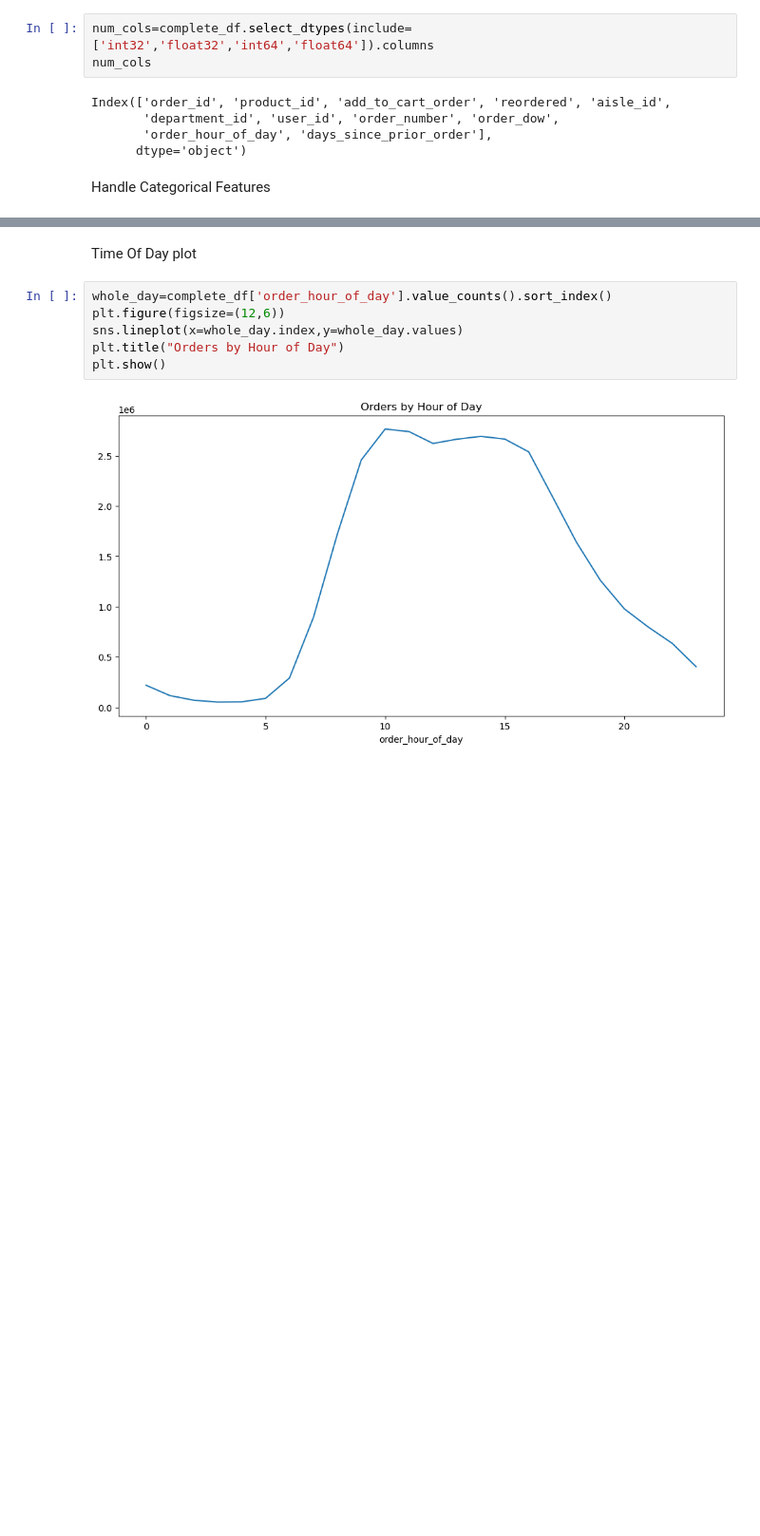
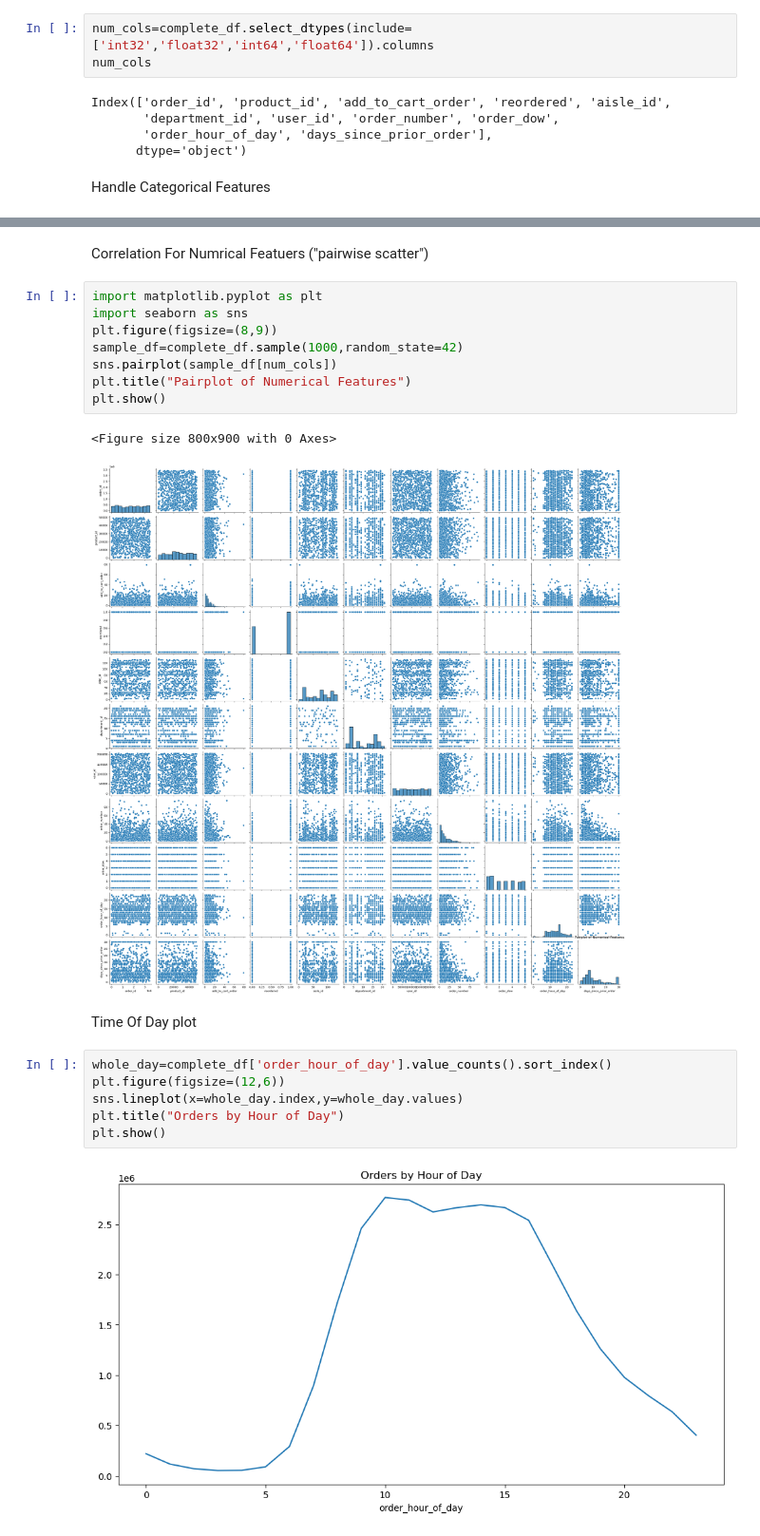
Before and after one commit to 3qouri/ML-Project, a Jupyter notebook: Project.ipynb, the cells around one changed output, grey strips where cells are left out. Shown at 95% size. Drawn from its saved outputs; the diff is of its cells as text; blank space fills up the shorter version.

```diff
--- a/Project.ipynb
+++ b/Project.ipynb
@@ -200,6 +206,19 @@ plt.title("Numerical Feature Correlation")
 plt.show()
 # %% [output]
 [figure]
+# %% [markdown]
+Correlation For Numrical Featuers ("pairwise scatter")
+# %%
+import matplotlib.pyplot as plt
+import seaborn as sns
+plt.figure(figsize=(8,9))
+sample_df=complete_df.sample(1000,random_state=42)
+sns.pairplot(sample_df[num_cols])
+plt.title("Pairplot of Numerical Features")
+plt.show()
+# %% [output]
+<Figure size 800x900 with 0 Axes>
+[figure, added]
 # %% [markdown]
 Time Of Day plot
 # %%
```
Also changed, not shown: parts of 34 cells of this notebook.
